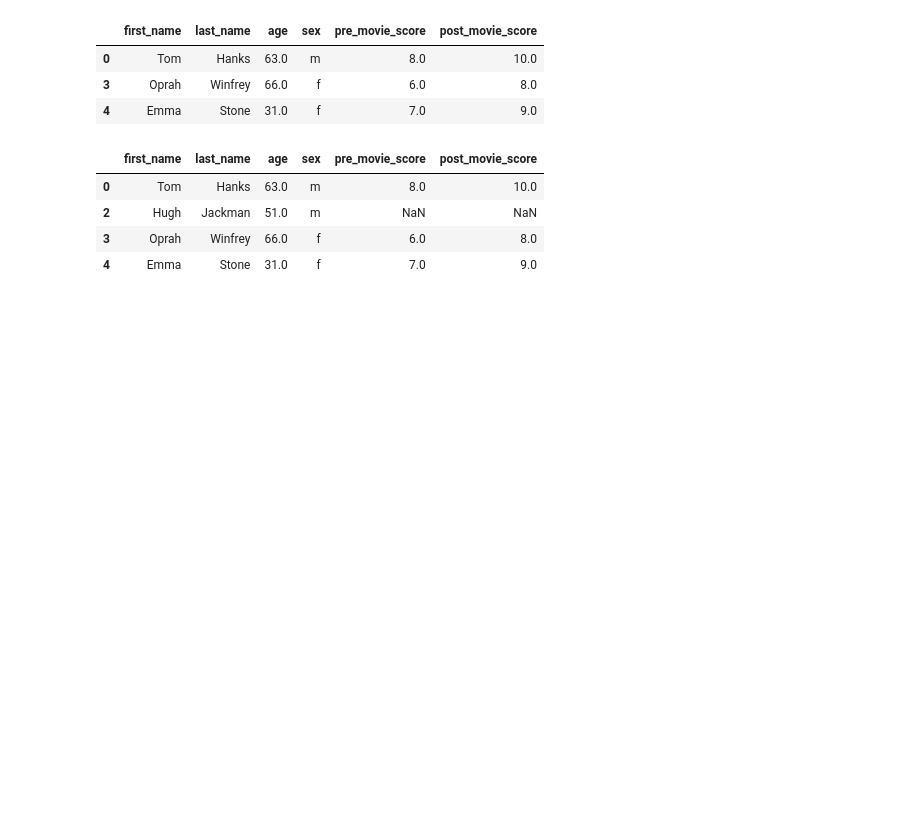
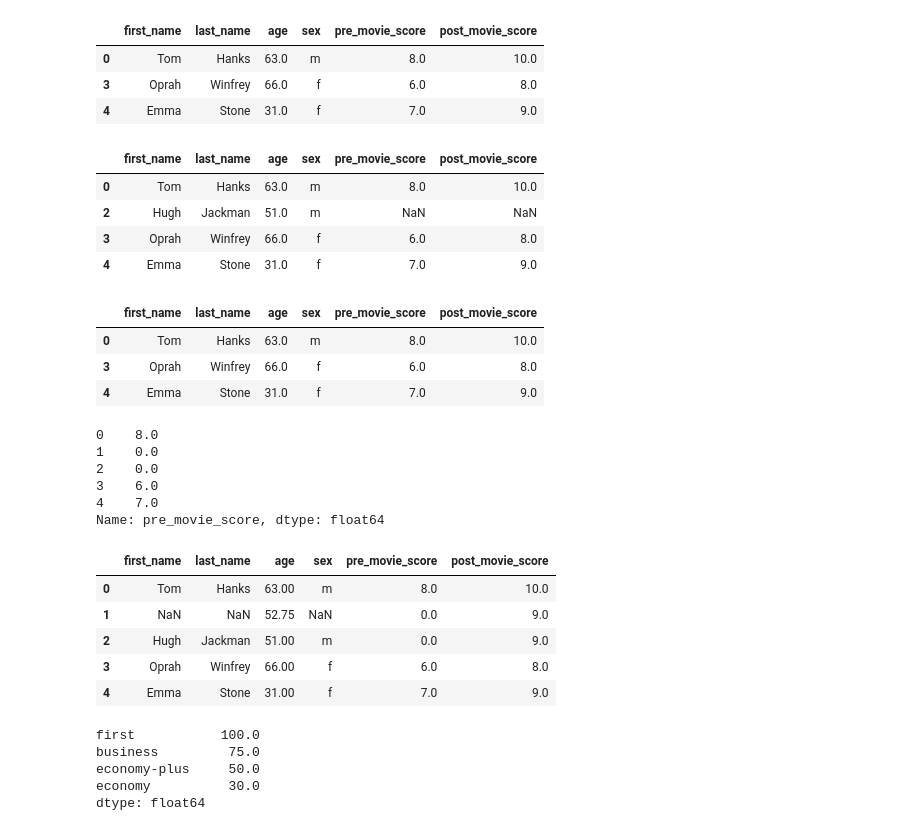
Before and after one commit to YolbarsZiya1997/data_science, a Jupyter notebook: pandas/missingdata_overview.ipynb, the cells around one changed output. Cells and saved outputs as stored; diff of their text form; code cells hidden in the pictures; blank space fills up the shorter version.

```diff
--- a/pandas/missingdata_overview.ipynb
+++ b/pandas/missingdata_overview.ipynb
@@ -167,3 +167,28 @@ df.dropna(subset=['last_name'])             # drop the instance without a last_n
 | 2 | Hugh | Jackman | 51.0 | m | NaN | NaN |
 | 3 | Oprah | Winfrey | 66.0 | f | 6.0 | 8.0 |
 | 4 | Emma | Stone | 31.0 | f | 7.0 | 9.0 |
+# %%
+df.dropna(thresh=5)
+# %% [output]
+|  | first_name | last_name | age | sex | pre_movie_score | post_movie_score |
+| 0 | Tom | Hanks | 63.0 | m | 8.0 | 10.0 |
+| 3 | Oprah | Winfrey | 66.0 | f | 6.0 | 8.0 |
+| 4 | Emma | Stone | 31.0 | f | 7.0 | 9.0 |
+# %%
+df['pre_movie_score'].fillna(df['pre_movie_score'].mean())      # the zeros are not filled due to 0 != NaN
+# %% [output]
+0    8.0
+1    0.0
+2    0.0
+3    6.0
+4    7.0
+Name: pre_movie_score, dtype: float64
+# %%
+df.fillna(df.mean())            # fill in every NaN value with the mean()
+# %% [output]
+|  | first_name | last_name | age | sex | pre_movie_score | post_movie_score |
+| 0 | Tom | Hanks | 63.00 | m | 8.0 | 10.0 |
+| 1 | NaN | NaN | 52.75 | NaN | 0.0 | 9.0 |
+| 2 | Hugh | Jackman | 51.00 | m | 0.0 | 9.0 |
+| 3 | Oprah | Winfrey | 66.00 | f | 6.0 | 8.0 |
+| 4 | Emma | Stone | 31.00 | f | 7.0 | 9.0 |
@@ -169,0 +199,8 @@ df.dropna(subset=['last_name'])             # drop the instance without a last_n
+# %%
+ser.interpolate()           # interpolation method
+# %% [output]
+first           100.0
+business         75.0
+economy-plus     50.0
+economy          30.0
+dtype: float64
```
Also changed, not shown: parts of 4 cells of this notebook, 1 other file.
